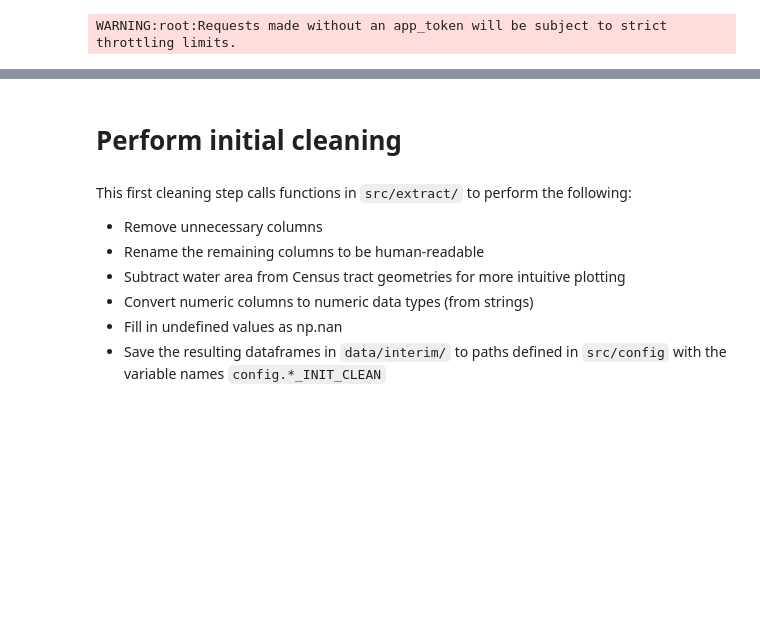
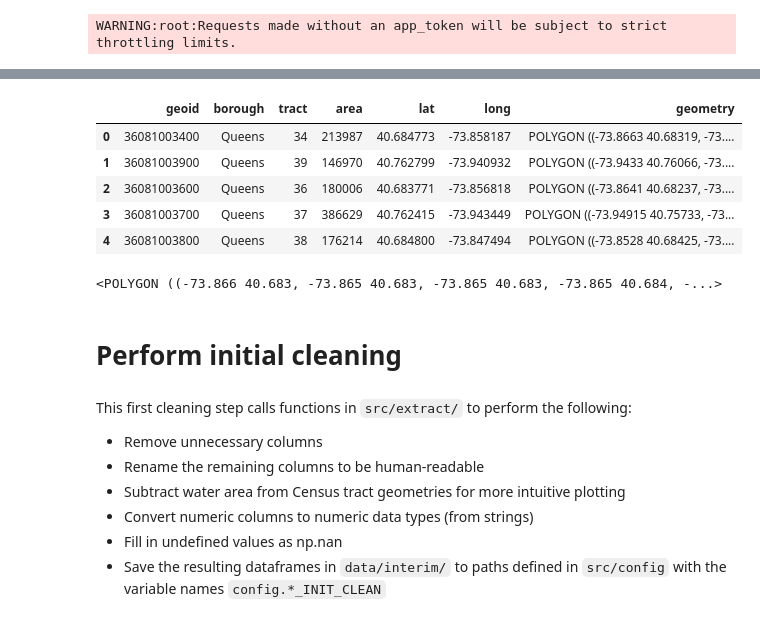
Before and after one commit to dylan-j-young/nyc-community-clustering, a Jupyter notebook: notebooks/00_preprocessing.ipynb, the cells around one changed output, grey strips where cells are left out. Cells and saved outputs as stored; diff of their text form; code cells hidden in the pictures; blank space fills up the shorter version.

```diff
--- a/notebooks/00_preprocessing.ipynb
+++ b/notebooks/00_preprocessing.ipynb
@@ -57,3 +57,19 @@ zillow2017_raw = extract.fetch_zillow_nbds()
+# %%
+database.query_db("""SELECT * FROM bronze_tracts LIMIT 5;""")
+# %% [output]
+|  | geoid | borough | tract | area | lat | long | geometry |
+| 0 | 36081003400 | Queens | 34 | 213987 | 40.684773 | -73.858187 | POLYGON ((-73.8663 40.68319, -73.... |
+| 1 | 36081003900 | Queens | 39 | 146970 | 40.762799 | -73.940932 | POLYGON ((-73.9433 40.76066, -73.... |
+| 2 | 36081003600 | Queens | 36 | 180006 | 40.683771 | -73.856818 | POLYGON ((-73.8641 40.68237, -73.... |
+| 3 | 36081003700 | Queens | 37 | 386629 | 40.762415 | -73.943449 | POLYGON ((-73.94915 40.75733, -73... |
+| 4 | 36081003800 | Queens | 38 | 176214 | 40.684800 | -73.847494 | POLYGON ((-73.8528 40.68425, -73.... |
+# %%
+test = extract.query_db("""
+    SELECT * FROM tracts LIMIT 5;
+""")
+test["geometry"].iloc[0]
+# %% [output]
+<POLYGON ((-73.866 40.683, -73.865 40.683, -73.865 40.683, -73.865 40.684, -...>
 # %% [markdown]
 # Perform initial cleaning
 # %% [markdown]
```
Also changed, not shown: parts of 23 cells of this notebook, 1 other file.
